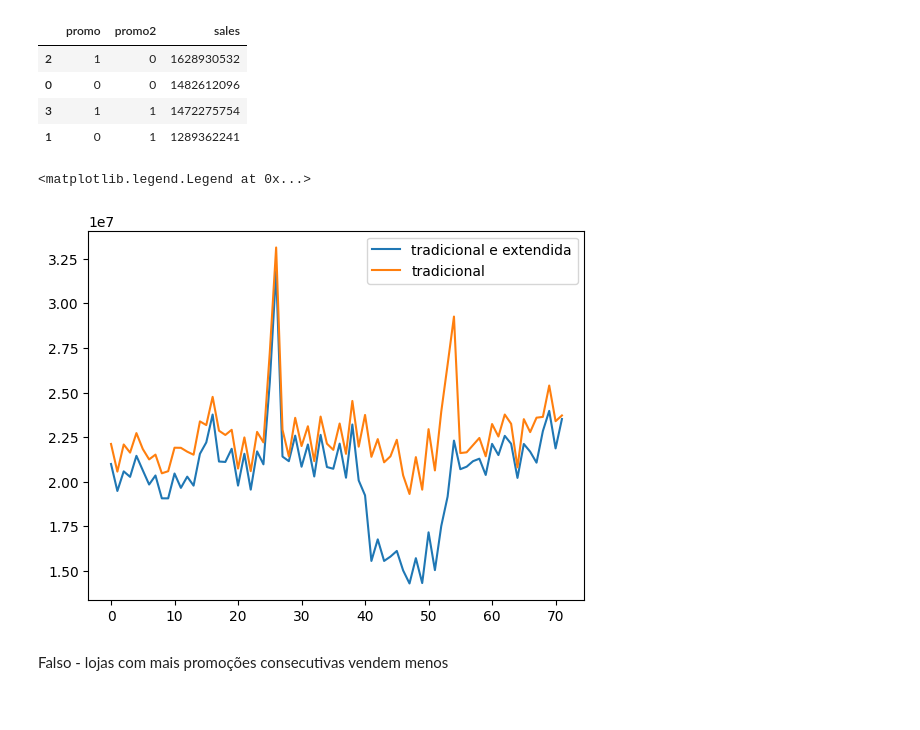
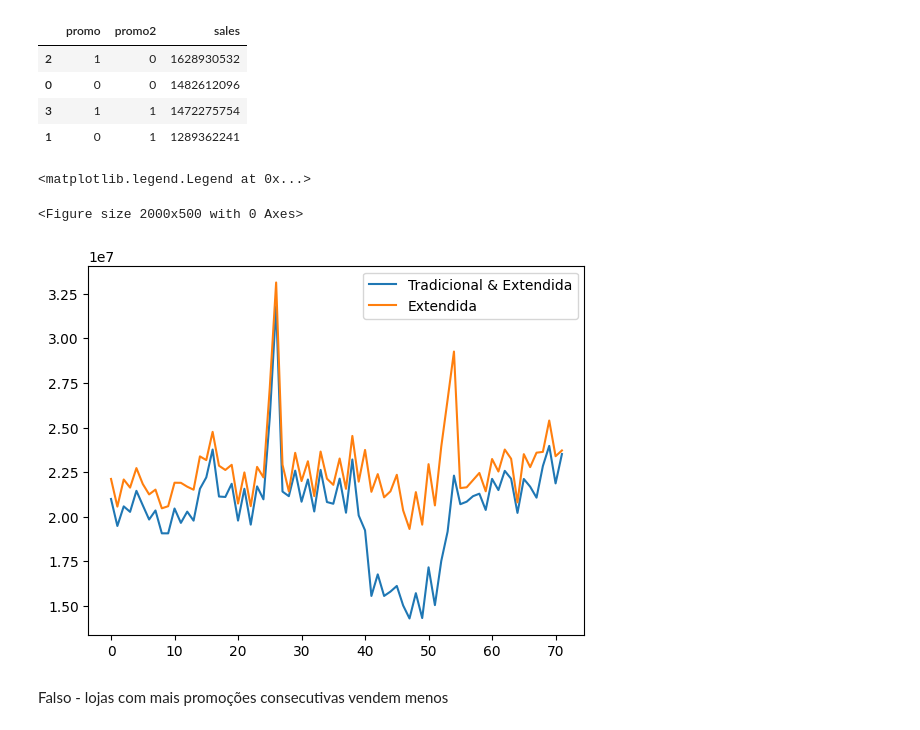
Before and after one commit to juanzimmer/ds_prod_resumo, a Jupyter notebook: notebook.ipynb, the cells around one changed output. Cells and saved outputs as stored; diff of their text form; code cells hidden in the pictures.

```diff
--- a/notebook.ipynb
+++ b/notebook.ipynb
@@ -658,13 +658,14 @@ df4[['promo', 'promo2', 'sales', ]].groupby(['promo', 'promo2']).sum().reset_ind
 # %%
 aux1 = df4.loc[(df4['promo'] == 1) & (df4['promo2'] == 1), ['week_of_year', 'sales']].groupby('week_of_year').sum().reset_index()
 ax = aux1.plot()
 
 aux2 = df4.loc[(df4['promo'] == 1) & (df4['promo2'] == 0), ['week_of_year', 'sales']].groupby('week_of_year').sum().reset_index()
 aux2.plot(ax=ax)
 
-ax.legend(labels=['tradicional e extendida', 'tradicional'])
+ax.legend(labels=['Tradicional & Extendida', 'Extendida'])
 # %% [output]
 <matplotlib.legend.Legend at 0x...>
+<Figure size 2000x500 with 0 Axes>
-[figure, old version]
+[figure, new version]
 # %% [markdown]
 Falso - lojas com mais promoções consecutivas vendem menos
```
Also changed, not shown: parts of 12 cells of this notebook.
